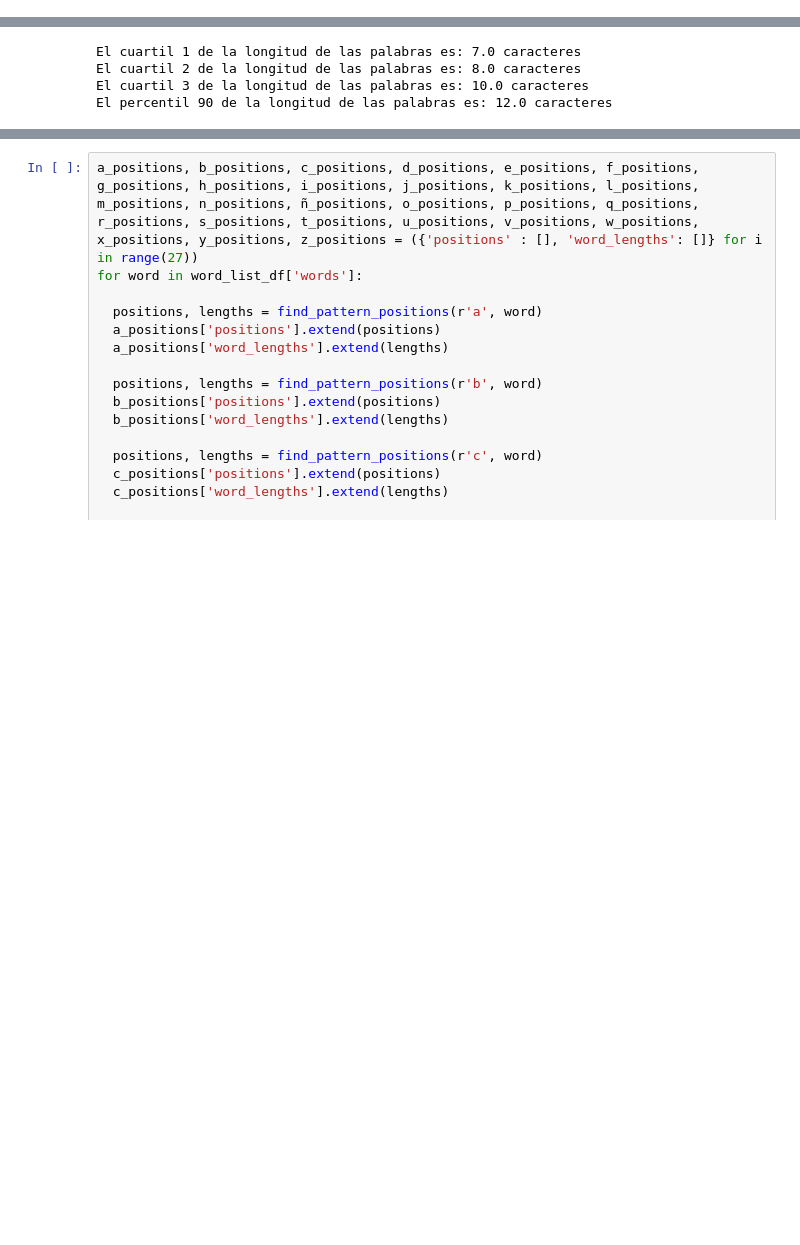
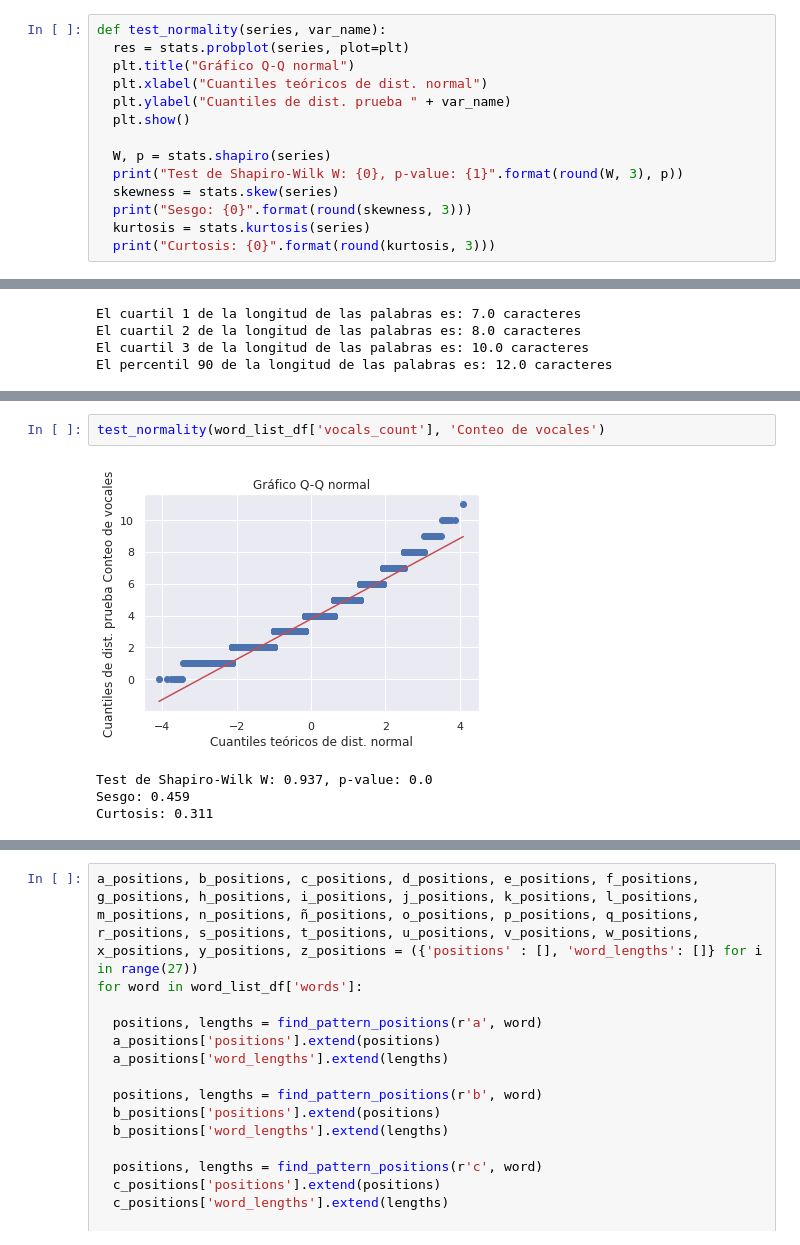
Before and after one commit to amendivilsejin/training_analitica_2nd_module_repo, a Jupyter notebook: Data_understanding_exercises.ipynb, the cells around one changed output, grey strips where cells are left out. Cells and saved outputs as stored; diff of their text form; blank space fills up the shorter version.

```diff
--- a/Data_understanding_exercises.ipynb
+++ b/Data_understanding_exercises.ipynb
@@ -221,5 +262,19 @@ def present_dispersion_stats(df, variable, variable_name, unit):
 def present_position_by_length(df, variable_name):
   g = sns.displot(df, y="word_lengths", x="positions", binwidth=(1, .5), cbar=True, aspect=12/6)
   g.set_axis_labels(variable_name, "Longitudes de palabras")
+# %%
+def test_normality(series, var_name):
+  res = stats.probplot(series, plot=plt)
+  plt.title("Gráfico Q-Q normal")
+  plt.xlabel("Cuantiles teóricos de dist. normal")
+  plt.ylabel("Cuantiles de dist. prueba " + var_name)
+  plt.show()
+
+  W, p = stats.shapiro(series)
+  print("Test de Shapiro-Wilk W: {0}, p-value: {1}".format(round(W, 3), p))
+  skewness = stats.skew(series)
+  print("Sesgo: {0}".format(round(skewness, 3)))
+  kurtosis = stats.kurtosis(series)
+  print("Curtosis: {0}".format(round(kurtosis, 3)))
 # %%
 present_central_tendencies(word_list_df, 'word_length', 'Longitudes de palabras', 'caracteres')
@@ -262,0 +346,7 @@ La desviación estándar de Longitudes de palabras es: 2.6060038315452285 caract
+# %%
+test_normality(word_list_df['vocals_count'], 'Conteo de vocales')
+# %% [output]
+[figure, added]
+Test de Shapiro-Wilk W: 0.937, p-value: 0.0
+Sesgo: 0.459
+Curtosis: 0.311
```
Also changed, not shown: parts of 94 cells of this notebook, 7 other files.
